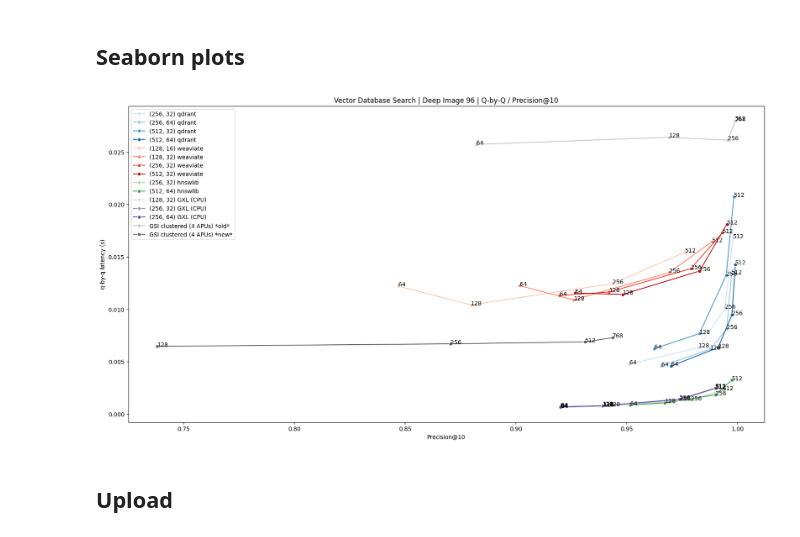
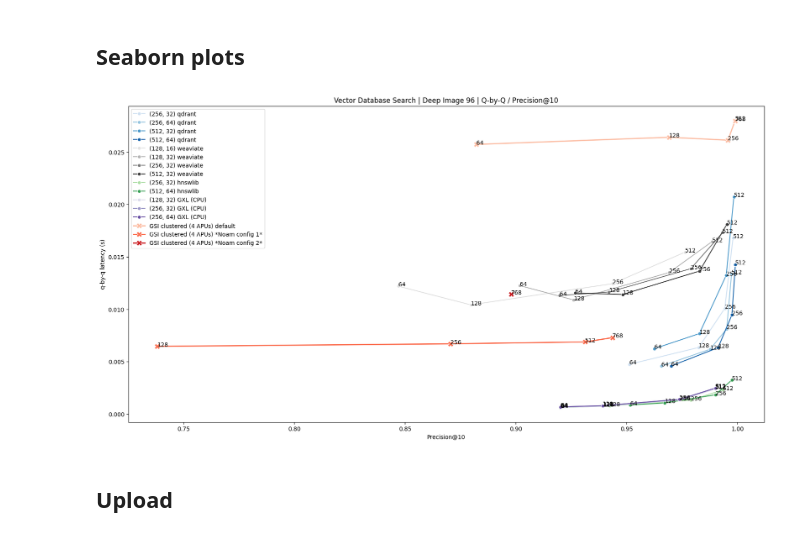
Before and after one commit to qdrant/vector-db-benchmark, a Jupyter notebook: results.ipynb, the cells around one changed output. Cells and saved outputs as stored; diff of their text form; code cells hidden in the pictures.

Commit message:
adding more upload parameters for GSI cluster search results notebook graphic update

```diff
--- a/results.ipynb
+++ b/results.ipynb
@@ -119,6 +119,8 @@ gsi_df = gsi_df.astype({'m': float, 'efc': float, 'ef': float, 'dim': int, 'mean
 gsi_df = gsi_df.astype({'m': 'Int64', 'efc': 'Int64', 'ef': 'Int64'})
 gsi_df = gsi_df.sort_values(by=['search_type', 'dataset', 'dim', 'nbits']).reset_index(drop=True)
 gsi_df.new = gsi_df.new.fillna(False)
+gsi_df = gsi_df.astype({'new': 'Int64'})
+gsi_df.new[9] = 2
 # %%
 # create weaviate search results dataframe
 columns = ['vdb', 'm', 'efc', 'ef', 'dataset', 'dim', 'parallel', 'total_time', 'mean_time',\
@@ -213,42 +204,43 @@ sns.lineplot(data=qdrant_copy, x="mean_precisions", y="mean_time", hue=qdrant_co
 for ef, x, y in zip(qdrant_copy.hnsw_ef, qdrant_copy.mean_precisions, qdrant_copy.mean_time):
     plt.annotate(ef, (x, y))
 
-palette = sns.color_palette("Reds", len(weav_configs))
+palette = sns.color_palette("Greys", len(weav_configs))
 sns.lineplot(data=weav_copy, x="mean_precisions", y="mean_time", hue=weav_copy[["efc", "m"]].apply(tuple, axis=1), marker="o", palette=palette)
 for ef, x, y in zip(weav_copy.ef, weav_copy.mean_precisions, weav_copy.mean_time):
     plt.annotate(ef, (x, y))
 
 palette = sns.color_palette("Greens", len(hnsw_configs))
 sns.lineplot(data=hnsw_copy, x="mean_precisions", y="mean_time", hue=hnsw_copy[["efc", "m"]].apply(tuple, axis=1), marker="o", palette=palette)
 for ef, x, y in zip(hnsw_copy.ef, hnsw_copy.mean_precisions, hnsw_copy.mean_time):
     plt.annotate(ef, (x,y))
 
 palette = sns.color_palette("Purples", len(gxl_configs))
 sns.lineplot(data=gxl_copy, x="mean_precisions", y="mean_time", hue=gxl_copy[["efc", "m"]].apply(tuple, axis=1), marker="o", palette=palette)
 for ef, x, y in zip(gxl_copy.ef, gxl_copy.mean_precisions, gxl_copy.mean_time):
     plt.annotate(ef, (x,y))
 
-palette = sns.color_palette("Greys", 2)
-sns.lineplot(data=gsi_copy, x="mean_precisions", y="mean_time", hue=("new"), marker="o", palette=palette)
+palette = sns.color_palette("Reds", len(gsi_copy['new'].unique()))
+sns.lineplot(data=gsi_copy, x="mean_precisions", y="mean_time", hue=gsi_copy[["new"]].apply(tuple, axis=1), marker="X", palette=palette, linewidth=2, markersize=10)
 for nbits, x, y in zip(gsi_copy.nbits, gsi_copy.mean_precisions, gsi_copy.mean_time):
     plt.annotate(nbits, (x, y))
 
 leg = ax.legend(loc='upper left')
 curr = 0
 [x.set_text(x.get_text() + ' qdrant') for x in leg.get_texts()[:len(qdrant_configs)]]
 curr += len(qdrant_configs)
 [x.set_text(x.get_text() + ' weaviate') for x in leg.get_texts()[curr:curr + len(weav_configs)]]
 curr += len(weav_configs)
 [x.set_text(x.get_text() + ' hnswlib') for x in leg.get_texts()[curr:curr + len(hnsw_configs)]]
 curr += len(hnsw_configs)
 [x.set_text(x.get_text() + ' GXL (CPU)') for x in leg.get_texts()[curr:curr + len(gxl_configs)]]
-[x.set_text('GSI clustered (4 APUs) *old*') for x in leg.get_texts()[-2:-1]]
-[x.set_text('GSI clustered (4 APUs) *new*') for x in leg.get_texts()[-1:]]
+[x.set_text('GSI clustered (4 APUs) default') for x in leg.get_texts()[-3:-2]]
+[x.set_text('GSI clustered (4 APUs) *Noam config 1*') for x in leg.get_texts()[-2:-1]]
+[x.set_text('GSI clustered (4 APUs) *Noam config 2*') for x in leg.get_texts()[-1:]]
 
 
 fig.show()
 # %% [output]
-[figure, old version]
+[figure, new version]
 # %% [markdown]
 ## Upload
 # %%
```
Also changed, not shown: parts of 1 cell of this notebook, 4 other files.
